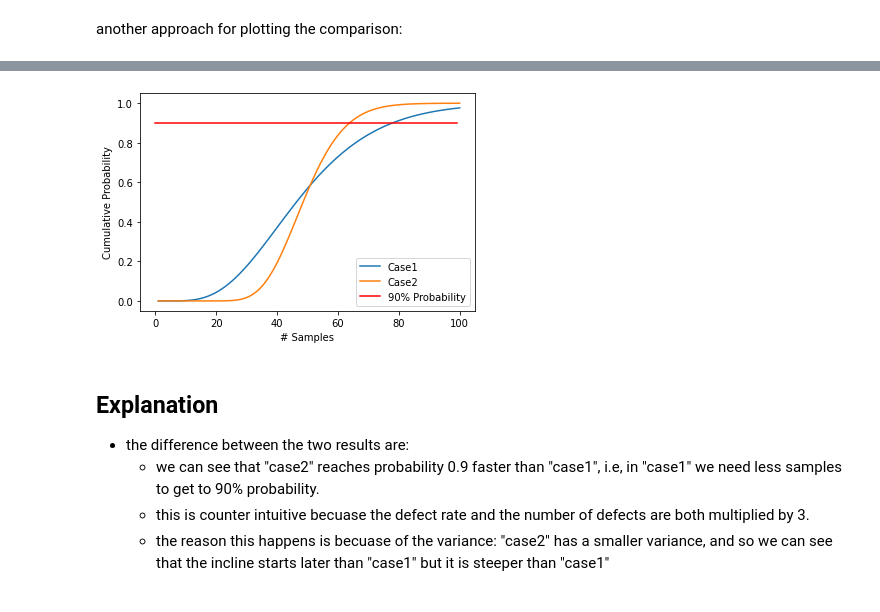
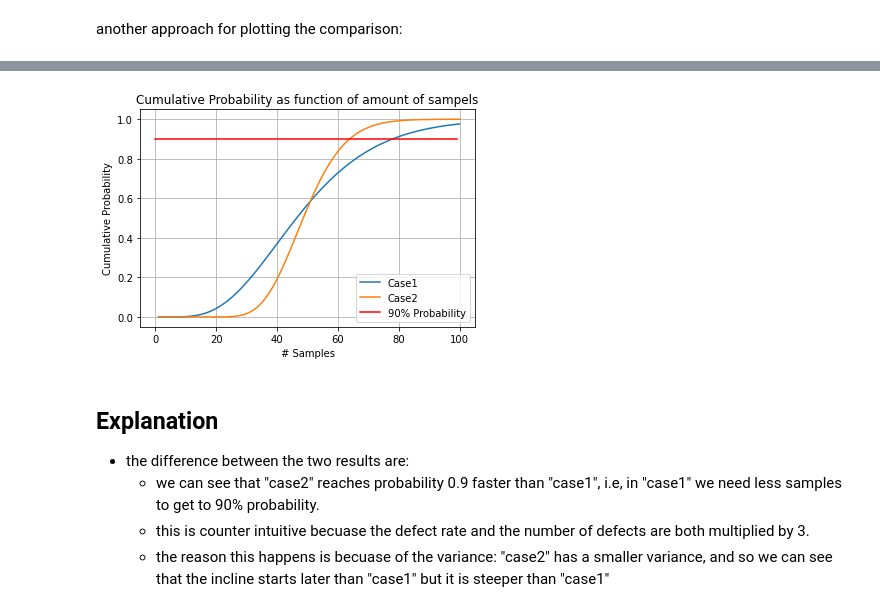
Before and after one commit to RoyR-IDC/StatisticsAndDataAnalysis, a Jupyter notebook: HW1.ipynb, the cells around one changed output, grey strips where cells are left out. Cells and saved outputs as stored; diff of their text form; code cells hidden in the pictures.

```diff
--- a/HW1.ipynb
+++ b/HW1.ipynb
@@ -177,7 +183,6 @@ plt.legend()
 # %% [markdown]
 another approach for plotting the comparison:
 # %%
-from scipy.stats import nbinom
 
 Case1 = nbinom(5, 0.1, loc=5)
 Case2 = nbinom(15, 0.3, loc=15)
@@ -194,8 +199,10 @@ plt.figure()
 plt.plot(number_of_samples, Case1_cdf_values, label='Case1')
 plt.plot(number_of_samples, Case2_cdf_values, label='Case2')
 plt.plot(np.arange(0,100),100*[0.9] , 'r', label='90% Probability')
+plt.title('Cumulative Probability as function of amount of sampels')
 plt.ylabel('Cumulative Probability')
 plt.xlabel('# Samples')
 plt.legend()
+plt.grid()
 plt.show()
 # %% [output]
@@ -203,5 +210,5 @@ Case1 var 449.9999999999999
 Case2 var 116.66666666666667
-[figure, old version]
+[figure, new version]
 # %% [markdown]
 ## Explanation
 * the difference between the two results are:
```
Also changed, not shown: parts of 15 cells of this notebook.
